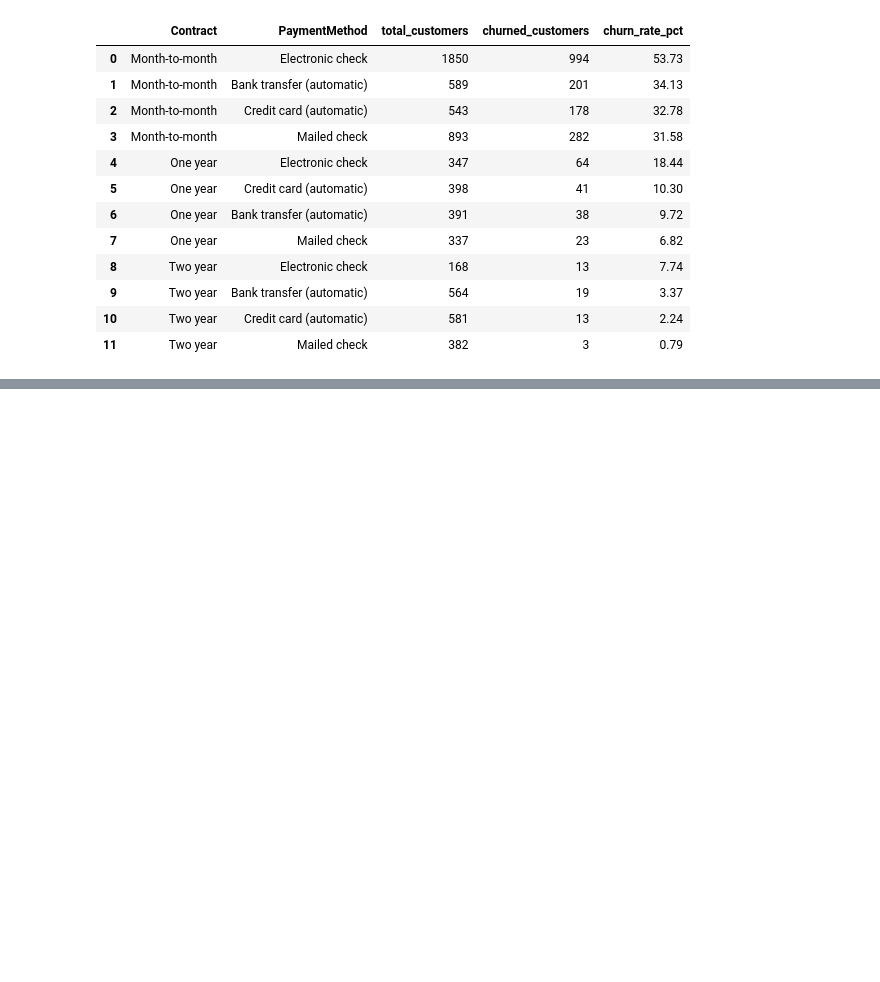
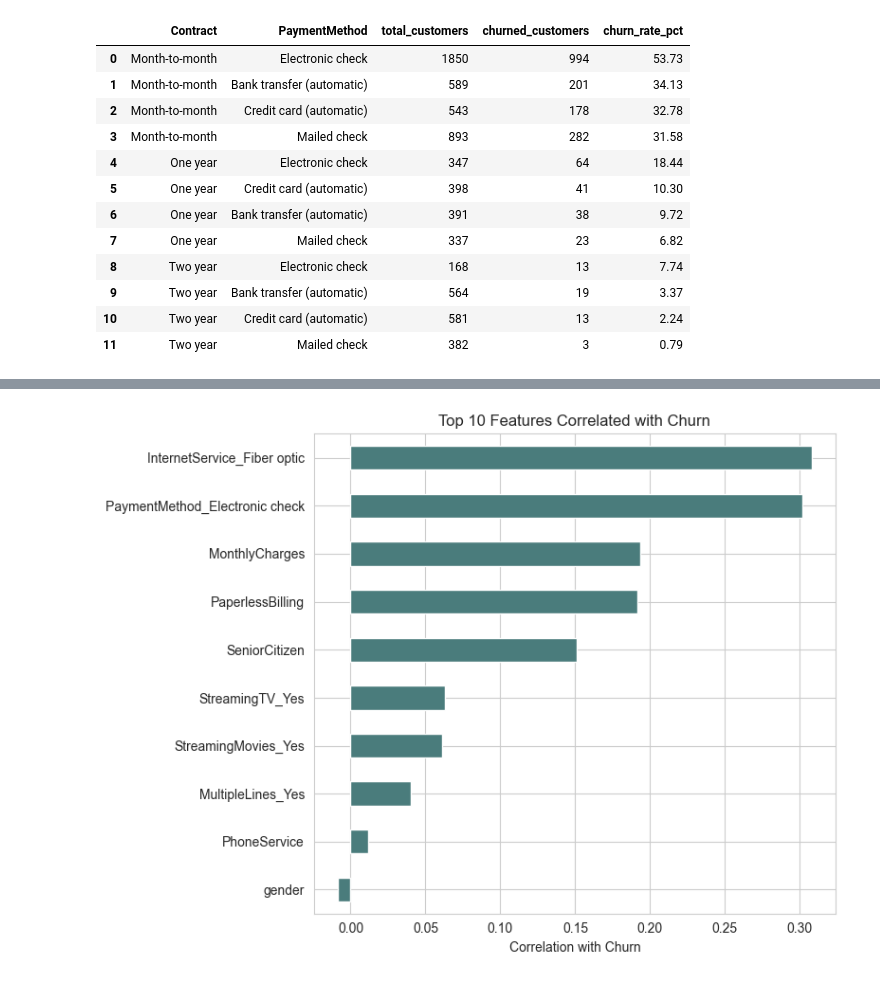
Before and after one commit to drikshathakur786/churnlens-customer-retention-analytics, a Jupyter notebook: python/01_eda.ipynb, the cells around one changed output, grey strips where cells are left out. Cells and saved outputs as stored; diff of their text form; code cells hidden in the pictures; blank space fills up the shorter version.

Commit message:
Add correlation analysis and visualization

```diff
--- a/python/01_eda.ipynb
+++ b/python/01_eda.ipynb
@@ -268,3 +268,13 @@ result
 | 9 | Two year | Bank transfer (automatic) | 564 | 19 | 3.37 |
 | 10 | Two year | Credit card (automatic) | 581 | 13 | 2.24 |
 | 11 | Two year | Mailed check | 382 | 3 | 0.79 |
+# %%
+df_encoded = df.copy()
+
+binary_cols = ['Partner', 'Dependents', 'PhoneService', 'PaperlessBilling', 'Churn']
+for col in binary_cols:
+    df_encoded[col] = df_encoded[col].map({'Yes': 1, 'No': 0})
+
+df_encoded['gender'] = df_encoded['gender'].map({'Male': 1, 'Female': 0})
+
+df_encoded.head()
@@ -270,0 +289,8 @@ result
+# %%
+multi_cols = ['MultipleLines', 'InternetService', 'OnlineSecurity', 'OnlineBackup',
+              'DeviceProtection', 'TechSupport', 'StreamingTV', 'StreamingMovies',
+              'Contract', 'PaymentMethod']
+
+df_encoded = pd.get_dummies(df_encoded, columns=multi_cols, drop_first=True)
+
+df_encoded.head()
@@ -270,0 +305,3 @@ result
+# %%
+correlations = df_encoded.corr(numeric_only=True)['Churn'].sort_values(ascending=False)
+correlations
@@ -270,0 +326,11 @@ result
+# %%
+top_correlations = correlations.drop('Churn').head(10)
+
+plt.figure(figsize=(8,6))
+top_correlations.sort_values().plot(kind='barh', color='#4a7c7c')
+plt.title('Top 10 Features Correlated with Churn')
+plt.xlabel('Correlation with Churn')
+plt.tight_layout()
+plt.show()
+# %% [output]
+[figure, added]
```
Also changed, not shown: parts of 3 cells of this notebook.
